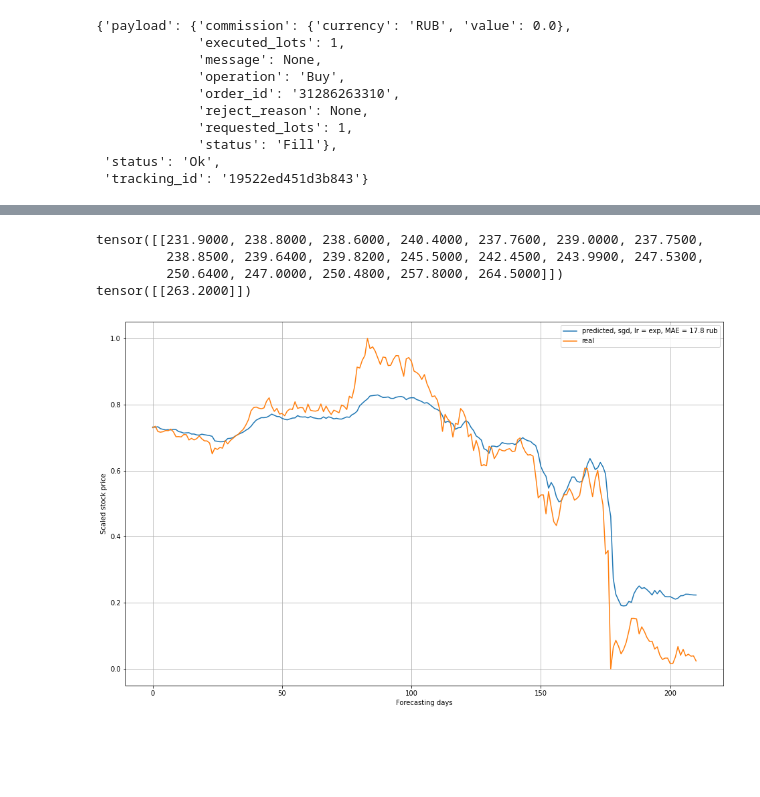
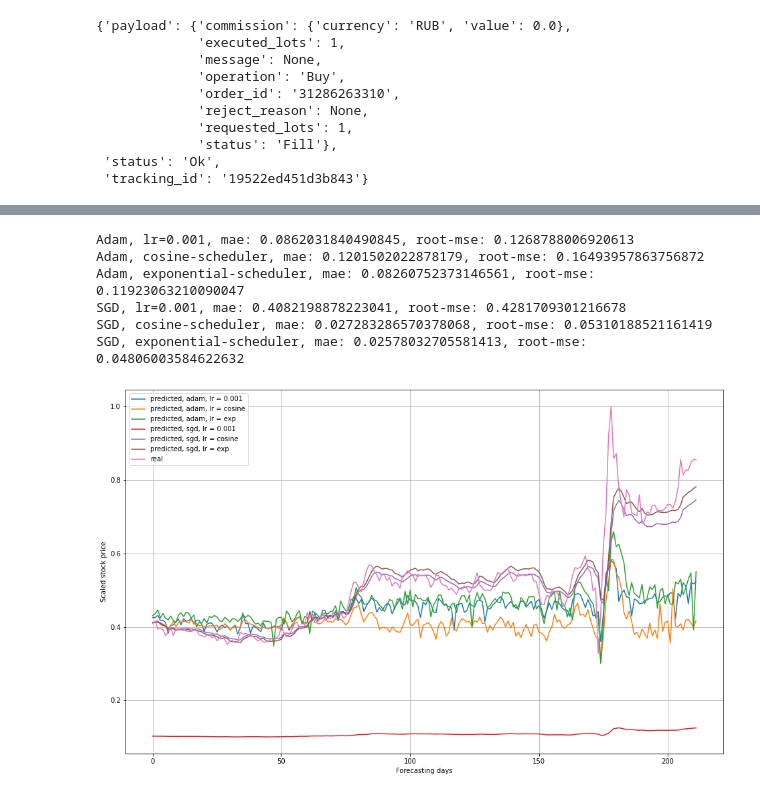
Before and after one commit to IvanLukianenko/OST, a Jupyter notebook: code/MainNotebook.ipynb, the cells around one changed output, grey strips where cells are left out. Cells and saved outputs as stored; diff of their text form; code cells hidden in the pictures; blank space fills up the shorter version.

```diff
--- a/code/MainNotebook.ipynb
+++ b/code/MainNotebook.ipynb
@@ -79,5 +85,0 @@ KeyboardInterrupt:
-# %%
-from dataproccesing import dp
-from datetime import datetime
-start = datetime(2018, 1, 1)
-train_dl, test_dl = dp.get_dataloaders("SBER.ME", start, 20, 50)
@@ -90,31 +86,3 @@ torch.Size([1, 19, 1])
-# %%
-def test(model,
-         test_dl: torch.utils.data.DataLoader):
-    r"""
-
-    Args:
-        model:
-        test_dl:
-        metrics:
-        metrics_funcs:
-
-    Returns:
-        predictions: list of predictions for testing data
-        true_values: list of true labels for testing data
-
-    Testing cycle for HailNet
-
-    """
-    device = torch.device('cuda' if torch.cuda.is_available() else 'cpu')
-    with torch.no_grad():
-        model.eval()
-        predictions = []
-        true_values = []
-        for xt, yt in test_dl:
-            xt, yt = xt.to(device), yt.to(device)
-            predictions.append(model(xt))
-            true_values.append(yt)
-    return predictions, true_values
 # %%
 #sber.me - adam, lr = 0.001
 preds_lr, true_values = test(m, test_dl)
@@ -134,32 +102,40 @@ preds_sgd_cos, true_values = test(m, test_dl)
 #sber.me - sgd, exp
 preds_sgd_exp, true_values = test(m, test_dl)
 # %%
-for x, y in train_dl:
-    print(x)
-    print(y)
-    break
+from sklearn.metrics import mean_absolute_error as mae
+from sklearn.metrics import mean_squared_error as mse
+import numpy as np
+
+print(f"Adam, lr=0.001, mae: {mae(preds_lr, true_values)}, root-mse: {np.sqrt(mse(preds_lr, true_values))}")
+print(f"Adam, cosine-scheduler, mae: {mae(preds_cos, true_values)}, root-mse: {np.sqrt(mse(preds_cos, true_values))}")
+print(f"Adam, exponential-scheduler, mae: {mae(preds_exp, true_values)}, root-mse: {np.sqrt(mse(preds_exp, true_values))}")
+print(f"SGD, lr=0.001, mae: {mae(preds_sgd_lr, true_values)}, root-mse: {np.sqrt(mse(preds_sgd_lr, true_values))}")
+print(f"SGD, cosine-scheduler, mae: {mae(preds_sgd_cos, true_values)}, root-mse: {np.sqrt(mse(preds_sgd_cos, true_values))}")
+print(f"SGD, exponential-scheduler, mae: {mae(preds_sgd_exp, true_values)}, root-mse: {np.sqrt(mse(preds_sgd_exp, true_values))}")
 # %% [output]
-tensor([[231.9000, 238.8000, 238.6000, 240.4000, 237.7600, 239.0000, 237.7500,
-         238.8500, 239.6400, 239.8200, 245.5000, 242.4500, 243.9900, 247.5300,
-         250.6400, 247.0000, 250.4800, 257.8000, 264.5000]])
-tensor([[263.2000]])
+Adam, lr=0.001, mae: 0.0862031840490845, root-mse: 0.1268788006920613
+Adam, cosine-scheduler, mae: 0.1201502022878179, root-mse: 0.16493957863756872
+Adam, exponential-scheduler, mae: 0.08260752373146561, root-mse: 0.11923063210090047
+SGD, lr=0.001, mae: 0.4082198878223041, root-mse: 0.4281709301216678
+SGD, cosine-scheduler, mae: 0.027283286570378068, root-mse: 0.05310188521161419
+SGD, exponential-scheduler, mae: 0.02578032705581413, root-mse: 0.04806003584622632
 # %%
 import matplotlib.pyplot as plt
 plt.figure(figsize=(16, 10))
-#plt.plot([i for i in range(len(true_values))], preds_lr, label="predicted, adam, lr = 0.001, MAE = 21.7 rub")
-#plt.plot([i for i in range(len(true_values))], preds_cos, label="predicted, adam, lr = cosine, MAE = 22.2 rub")
-#plt.plot([i for i in range(len(true_values))], preds_exp, label="predicted, adam, lr = exp, MAE = 23.5 rub")
-#plt.plot([i for i in range(len(true_values))], preds_sgd_lr, label="predicted, sgd, lr = 0.001, MAE = 71.5 rub")
-#plt.plot([i for i in range(len(true_values))], preds_sgd_cos, label="predicted, sgd, lr = cosine, MAE = 19.0 rub")
-plt.plot([i for i in range(len(true_values))], preds_sgd_exp, label="predicted, sgd, lr = exp, MAE = 17.8 rub")
+plt.plot([i for i in range(len(true_values))], preds_lr, label="predicted, adam, lr = 0.001")
+plt.plot([i for i in range(len(true_values))], preds_cos, label="predicted, adam, lr = cosine")
+plt.plot([i for i in range(len(true_values))], preds_exp, label="predicted, adam, lr = exp")
+plt.plot([i for i in range(len(true_values))], preds_sgd_lr, label="predicted, sgd, lr = 0.001")
+plt.plot([i for i in range(len(true_values))], preds_sgd_cos, label="predicted, sgd, lr = cosine")
+plt.plot([i for i in range(len(true_values))], preds_sgd_exp, label="predicted, sgd, lr = exp")
 plt.plot([i for i in range(len(true_values))], true_values, label="real")
 plt.legend()
 plt.ylabel("Scaled stock price")
 plt.xlabel("Forecasting days")
 plt.grid()
 plt.show()
 # %% [output]
-[figure, old version]
+[figure, new version]
 # %%
 from sklearn.metrics import mean_absolute_error as mae
 import numpy as np
```
Also changed, not shown: parts of 3 cells of this notebook, 2 other files.
